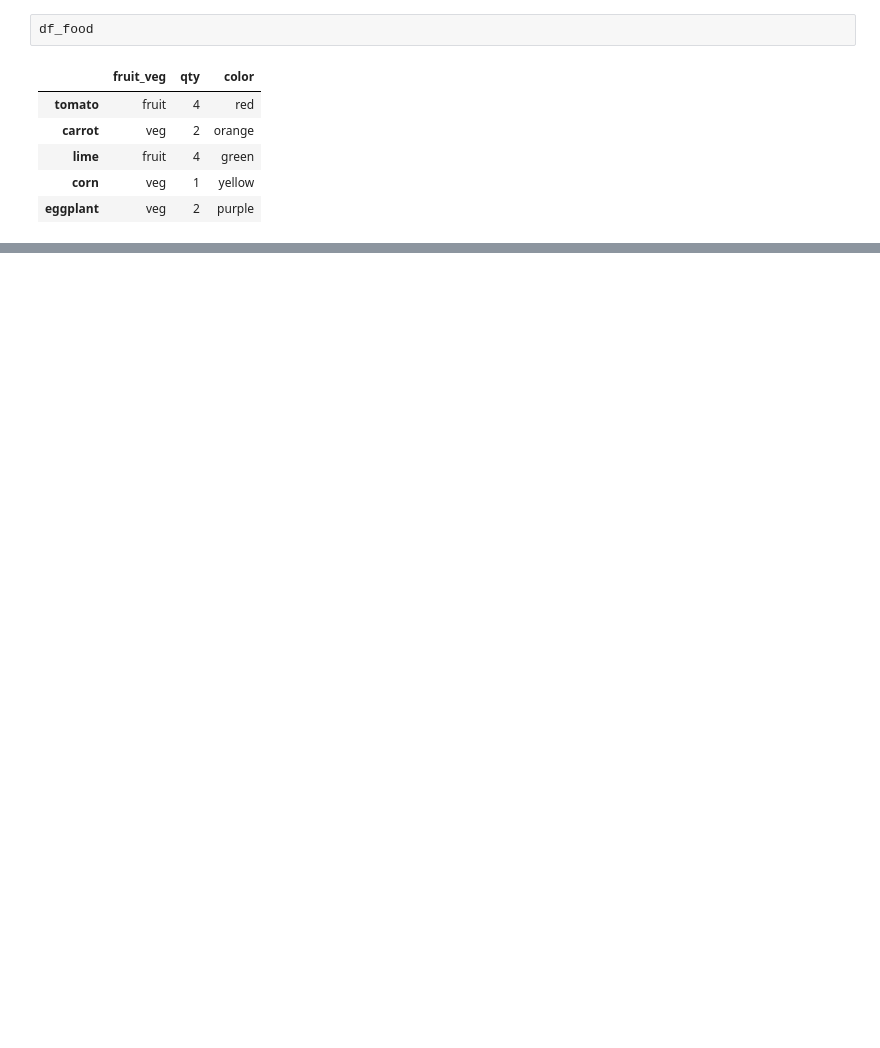
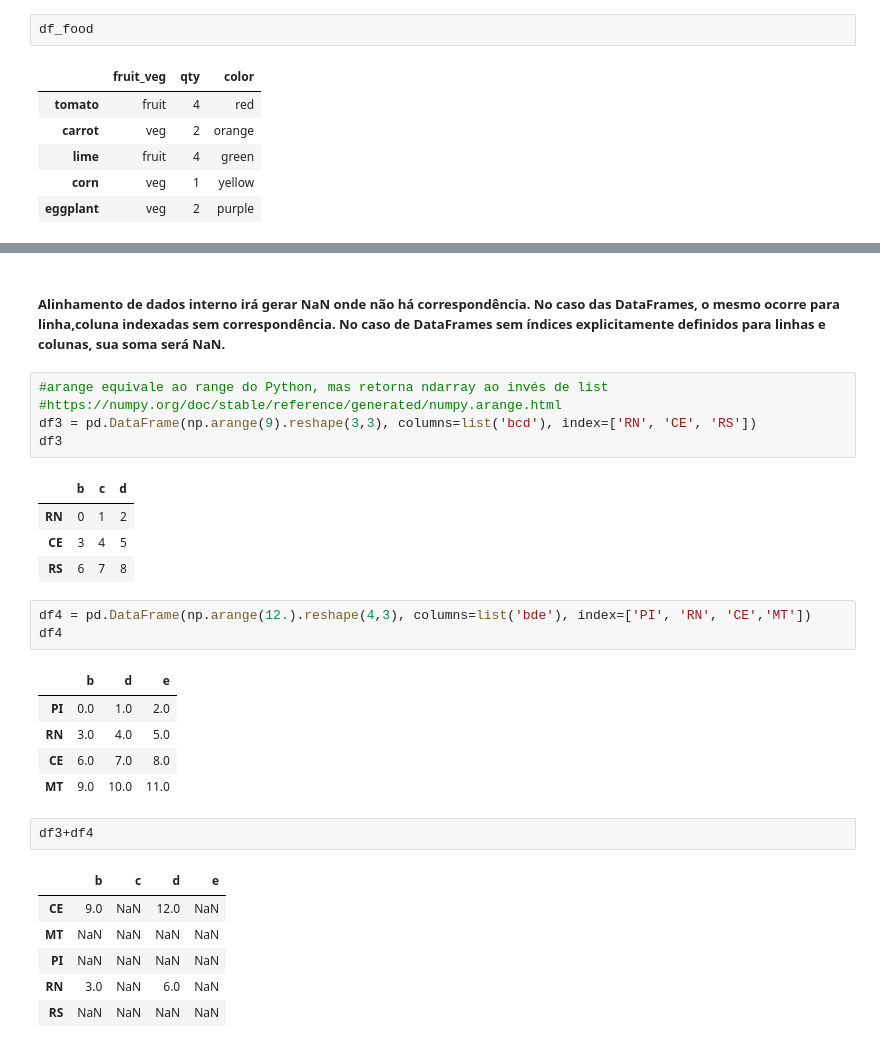
Before and after one commit to josenalde/datascience, a Jupyter notebook: notebooks/nbds09.ipynb, the cells around one changed output, grey strips where cells are left out. Drawn from its saved outputs; the diff is of its cells as text; blank space fills up the shorter version.

```diff
--- a/notebooks/nbds09.ipynb
+++ b/notebooks/nbds09.ipynb
@@ -256,0 +287,30 @@ df_food
+# %% [markdown]
+##### Alinhamento de dados interno irá gerar NaN onde não há correspondência. No caso das DataFrames, o mesmo ocorre para linha,coluna indexadas sem correspondência. No caso de DataFrames sem índices explicitamente definidos para linhas e colunas, sua soma será NaN.
+# %%
+#arange equivale ao range do Python, mas retorna ndarray ao invés de list
+#https://numpy.org/doc/stable/reference/generated/numpy.arange.html
+df3 = pd.DataFrame(np.arange(9).reshape(3,3), columns=list('bcd'), index=['RN', 'CE', 'RS'])
+df3
+# %% [output]
+|  | b | c | d |
+| RN | 0 | 1 | 2 |
+| CE | 3 | 4 | 5 |
+| RS | 6 | 7 | 8 |
+# %%
+df4 = pd.DataFrame(np.arange(12.).reshape(4,3), columns=list('bde'), index=['PI', 'RN', 'CE','MT'])
+df4
+# %% [output]
+|  | b | d | e |
+| PI | 0.0 | 1.0 | 2.0 |
+| RN | 3.0 | 4.0 | 5.0 |
+| CE | 6.0 | 7.0 | 8.0 |
+| MT | 9.0 | 10.0 | 11.0 |
+# %%
+df3+df4
+# %% [output]
+|  | b | c | d | e |
+| CE | 9.0 | NaN | 12.0 | NaN |
+| MT | NaN | NaN | NaN | NaN |
+| PI | NaN | NaN | NaN | NaN |
+| RN | 3.0 | NaN | 6.0 | NaN |
+| RS | NaN | NaN | NaN | NaN |
```
Also changed, not shown: parts of 19 cells of this notebook.
